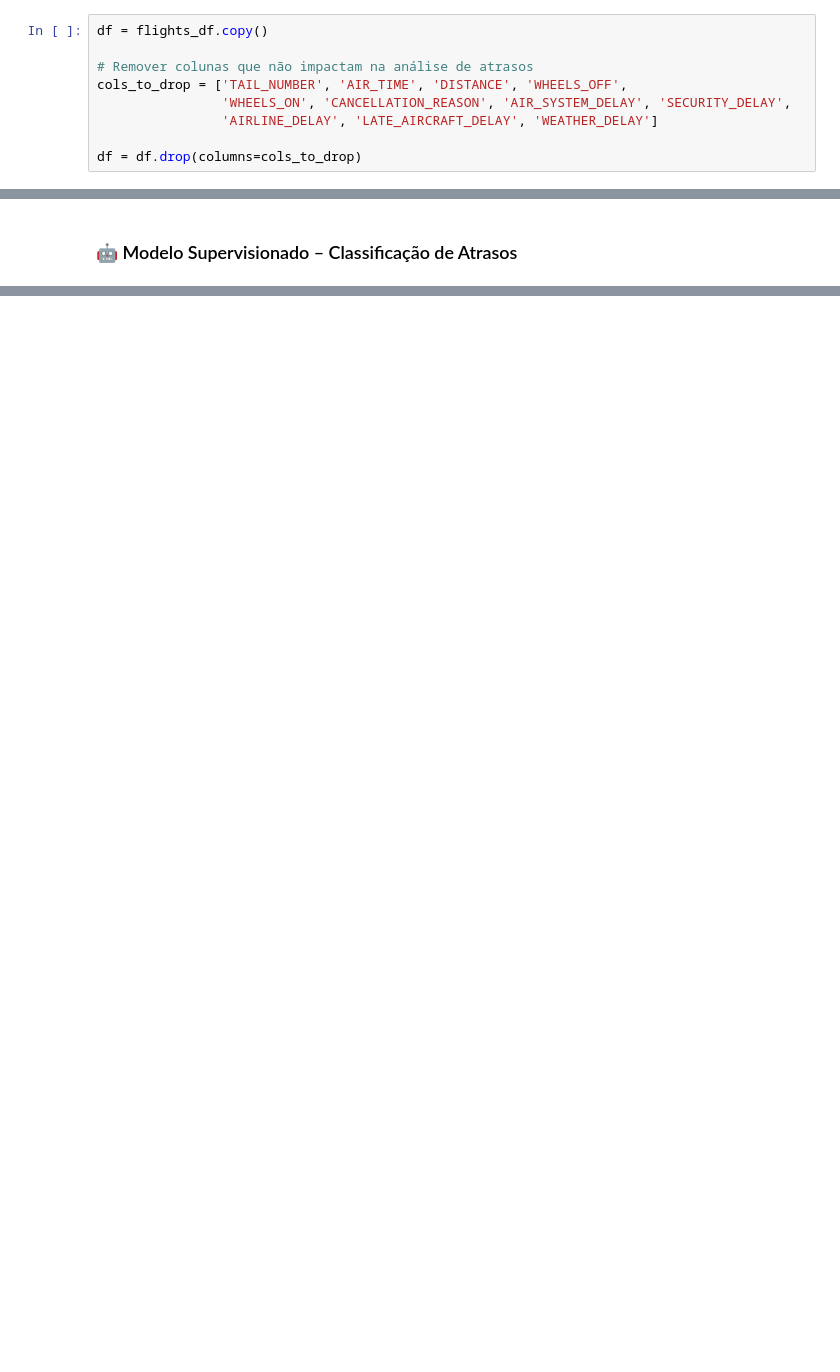
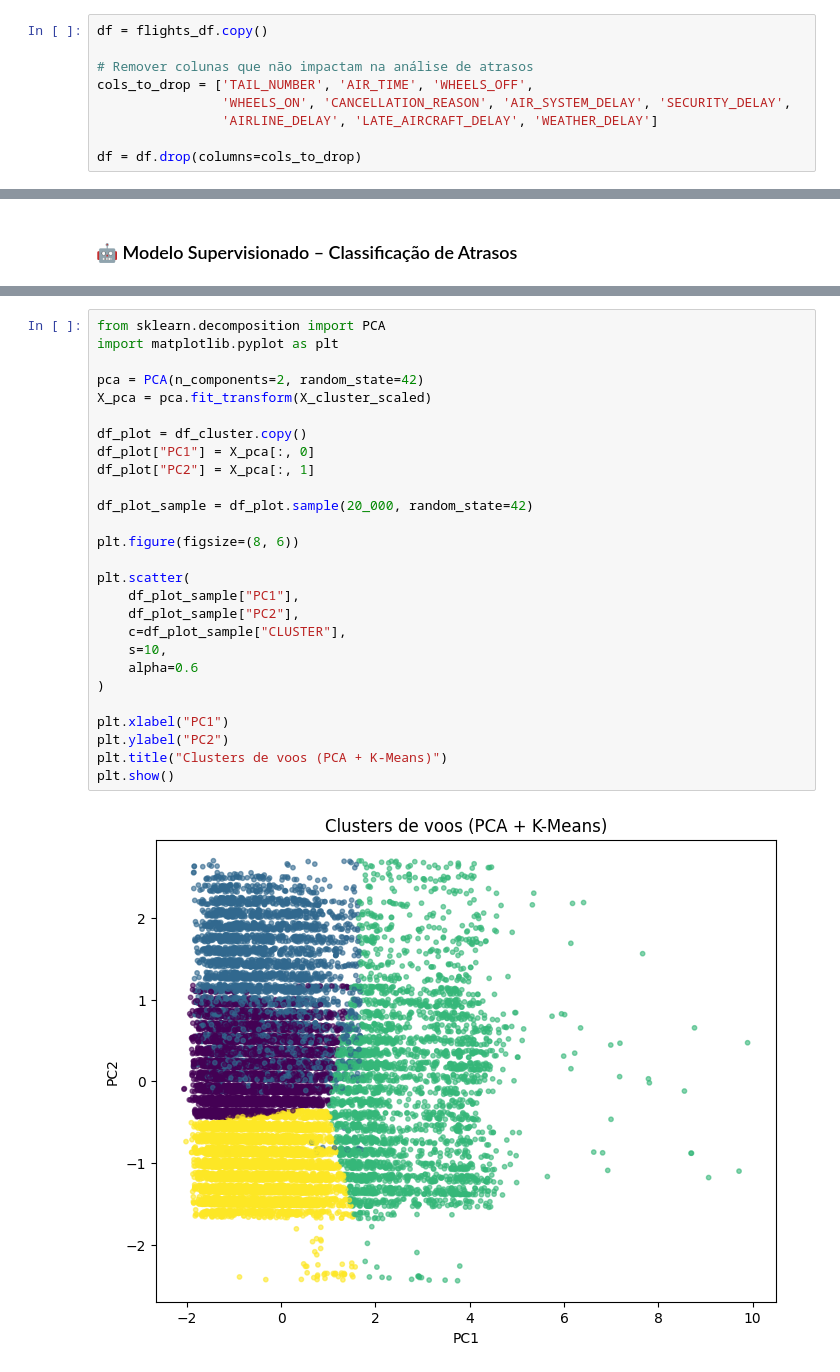
Before and after one commit to anacarolineas/tech-challenge-flights, a Jupyter notebook: analise_atrasos_voos.ipynb, the cells around one changed output, grey strips where cells are left out. Cells and saved outputs as stored; diff of their text form; blank space fills up the shorter version.

```diff
--- a/analise_atrasos_voos.ipynb
+++ b/analise_atrasos_voos.ipynb
@@ -158,7 +158,7 @@ Além das colunas com altos percentuais de nulos, também podemos remover outras
 df = flights_df.copy()
 
 # Remover colunas que não impactam na análise de atrasos
-cols_to_drop = ['TAIL_NUMBER', 'AIR_TIME', 'DISTANCE', 'WHEELS_OFF',
+cols_to_drop = ['TAIL_NUMBER', 'AIR_TIME', 'WHEELS_OFF',
                 'WHEELS_ON', 'CANCELLATION_REASON', 'AIR_SYSTEM_DELAY', 'SECURITY_DELAY',
                 'AIRLINE_DELAY', 'LATE_AIRCRAFT_DELAY', 'WEATHER_DELAY']
 
@@ -492,0 +693,29 @@ LogisticRegression does not accept missing values encoded as NaN natively. For s
+# %%
+from sklearn.decomposition import PCA
+import matplotlib.pyplot as plt
+
+pca = PCA(n_components=2, random_state=42)
+X_pca = pca.fit_transform(X_cluster_scaled)
+
+df_plot = df_cluster.copy()
+df_plot["PC1"] = X_pca[:, 0]
+df_plot["PC2"] = X_pca[:, 1]
+
+df_plot_sample = df_plot.sample(20_000, random_state=42)
+
+plt.figure(figsize=(8, 6))
+
+plt.scatter(
+    df_plot_sample["PC1"],
+    df_plot_sample["PC2"],
+    c=df_plot_sample["CLUSTER"],
+    s=10,
+    alpha=0.6
+)
+
+plt.xlabel("PC1")
+plt.ylabel("PC2")
+plt.title("Clusters de voos (PCA + K-Means)")
+plt.show()
+# %% [output]
+[figure, added]
```
Also changed, not shown: parts of 16 cells of this notebook.
